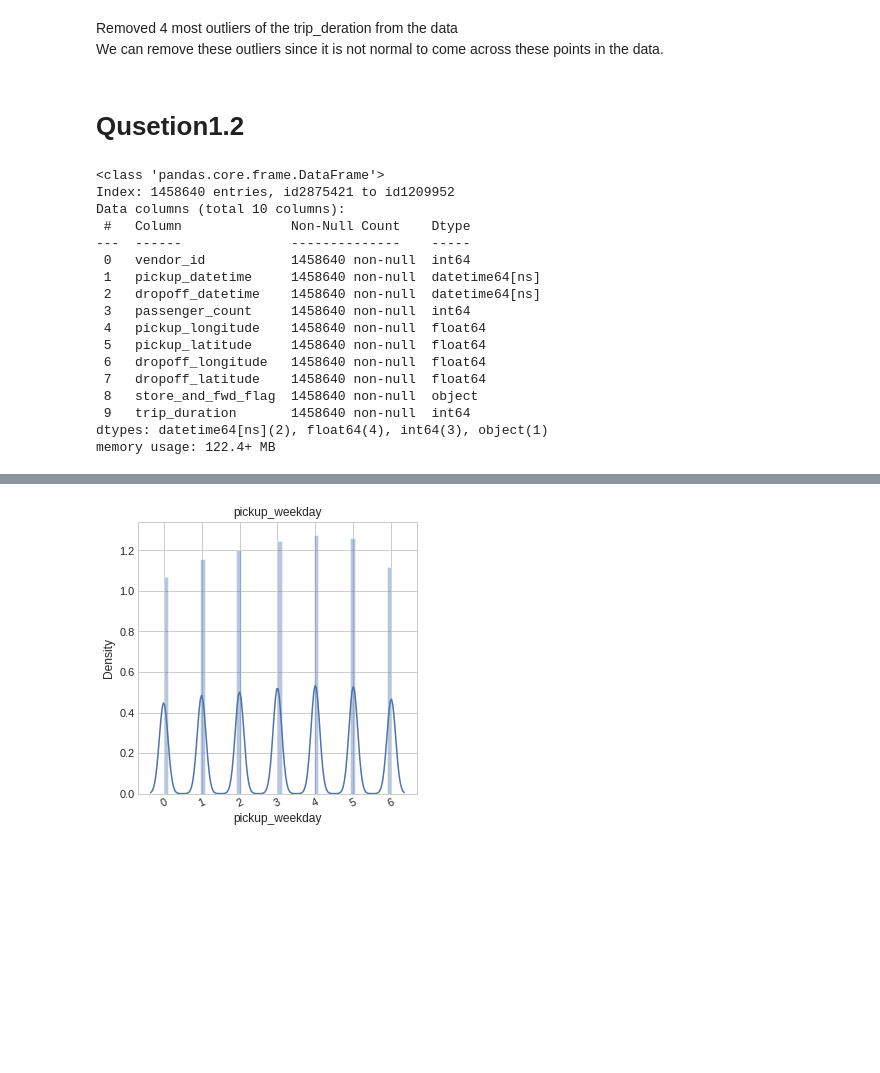
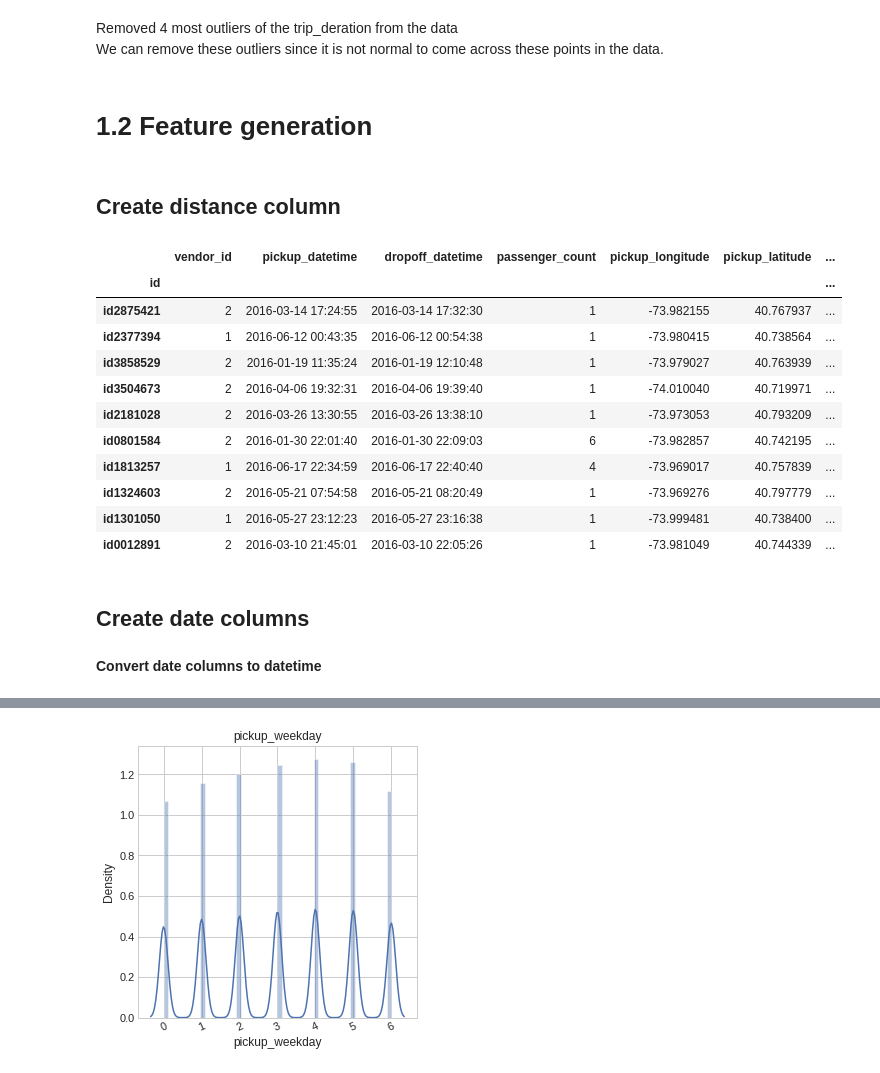
Before and after one commit to BongumusaSizwe/DVE, a Jupyter notebook: Assignment 2/Assignment2.ipynb, the cells around one changed output, grey strips where cells are left out. Cells and saved outputs as stored; diff of their text form; code cells hidden in the pictures; blank space fills up the shorter version.

```diff
--- a/Assignment 2/Assignment2.ipynb
+++ b/Assignment 2/Assignment2.ipynb
@@ -75,4 +83,4 @@ for ax, col in zip(axes, df[cols]):
 Removed 4 most outliers of the trip_deration from the data <br>
 We can remove these outliers since it is not normal to come across these points in the data.
 # %% [markdown]
-# Qusetion1.2
+# 1.2 Feature generation
@@ -82,20 +87,52 @@ df['dropoff_datetime'] = pd.to_datetime(df['dropoff_datetime'])
-# %%
-df.info()
-# %% [output]
-<class 'pandas.core.frame.DataFrame'>
-Index: 1458640 entries, id2875421 to id1209952
-Data columns (total 10 columns):
- #   Column              Non-Null Count    Dtype
----  ------              --------------    -----
- 0   vendor_id           1458640 non-null  int64
- 1   pickup_datetime     1458640 non-null  datetime64[ns]
- 2   dropoff_datetime    1458640 non-null  datetime64[ns]
- 3   passenger_count     1458640 non-null  int64
- 4   pickup_longitude    1458640 non-null  float64
- 5   pickup_latitude     1458640 non-null  float64
- 6   dropoff_longitude   1458640 non-null  float64
- 7   dropoff_latitude    1458640 non-null  float64
- 8   store_and_fwd_flag  1458640 non-null  object
- 9   trip_duration       1458640 non-null  int64
-dtypes: datetime64[ns](2), float64(4), int64(3), object(1)
-memory usage: 122.4+ MB
+# %% [markdown]
+## Create distance column
+# %%
+def haversine_dist(lon1, lat1, lon2, lat2):
+    """Calculate the great circle distance in kilometers between two points
+    on the earth (specified in decimal degrees)
+
+    :params lon1: First point longitude in degrees
+    :params lat1: First point latitude in degrees
+    :params lon2: Second point longitude in degress
+    :params lat2: Second point latitude in degrees
+
+    :returns distance in kilometers
+    """
+    # Convert decimal degrees to radians
+    lon1 = np.deg2rad(lon1)
+    lat1 = np.deg2rad(lat1)
+    lon2 = np.deg2rad(lon2)
+    lat2 = np.deg2rad(lat2)
+
+    # haversine formula
+    dlon = lon2 - lon1
+    dlat = lat2 - lat1
+    a = np.sin(dlat/2)**2 + np.cos(lat1) * np.cos(lat2) * np.sin(dlon/2)**2
+    c = 2 * np.arcsin(np.sqrt(a))
+    r = 6371 # Radius of earth(km)
+
+    distance = c*r
+
+    return np.round(distance,decimals=3)
+# %%
+# Calculate distance(km)
+df['trip_dist'] = haversine_dist(df['pickup_longitude'], df['pickup_latitude'],
+              df['dropoff_longitude'], df['dropoff_latitude'])
+df.head(10)
+# %% [output]
+|  | vendor_id | pickup_datetime | dropoff_datetime | passenger_count | pickup_longitude | pickup_latitude | ... |
+| id |  |  |  |  |  |  | ... |
+| id2875421 | 2 | 2016-03-14 17:24:55 | 2016-03-14 17:32:30 | 1 | -73.982155 | 40.767937 | ... |
+| id2377394 | 1 | 2016-06-12 00:43:35 | 2016-06-12 00:54:38 | 1 | -73.980415 | 40.738564 | ... |
+| id3858529 | 2 | 2016-01-19 11:35:24 | 2016-01-19 12:10:48 | 1 | -73.979027 | 40.763939 | ... |
+| id3504673 | 2 | 2016-04-06 19:32:31 | 2016-04-06 19:39:40 | 1 | -74.010040 | 40.719971 | ... |
+| id2181028 | 2 | 2016-03-26 13:30:55 | 2016-03-26 13:38:10 | 1 | -73.973053 | 40.793209 | ... |
+| id0801584 | 2 | 2016-01-30 22:01:40 | 2016-01-30 22:09:03 | 6 | -73.982857 | 40.742195 | ... |
+| id1813257 | 1 | 2016-06-17 22:34:59 | 2016-06-17 22:40:40 | 4 | -73.969017 | 40.757839 | ... |
+| id1324603 | 2 | 2016-05-21 07:54:58 | 2016-05-21 08:20:49 | 1 | -73.969276 | 40.797779 | ... |
+| id1301050 | 1 | 2016-05-27 23:12:23 | 2016-05-27 23:16:38 | 1 | -73.999481 | 40.738400 | ... |
+| id0012891 | 2 | 2016-03-10 21:45:01 | 2016-03-10 22:05:26 | 1 | -73.981049 | 40.744339 | ... |
+# %% [markdown]
+## Create date columns
+# %% [markdown]
+**Convert date columns to datetime**
```
Also changed, not shown: parts of 23 cells of this notebook, 8 other files.
